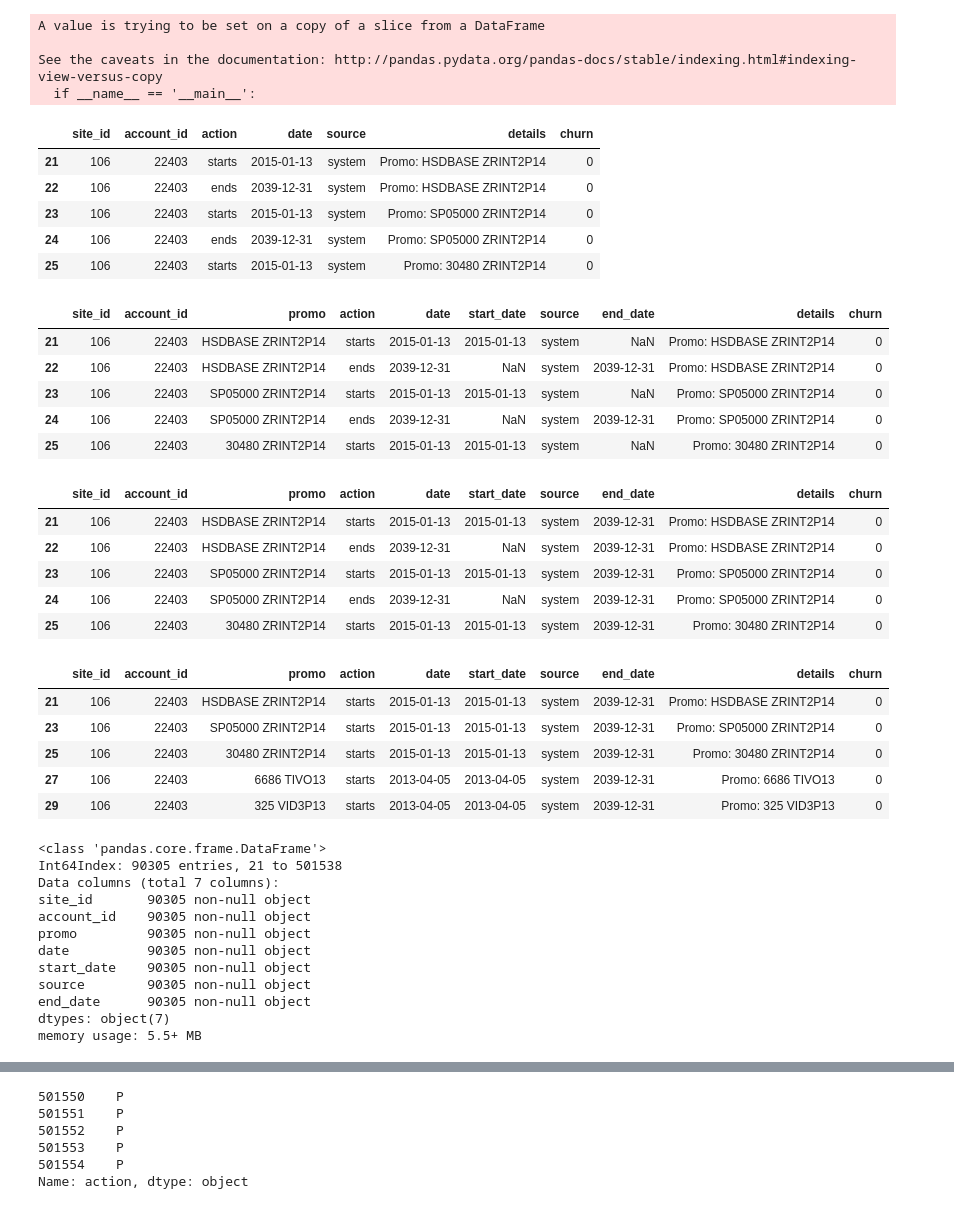
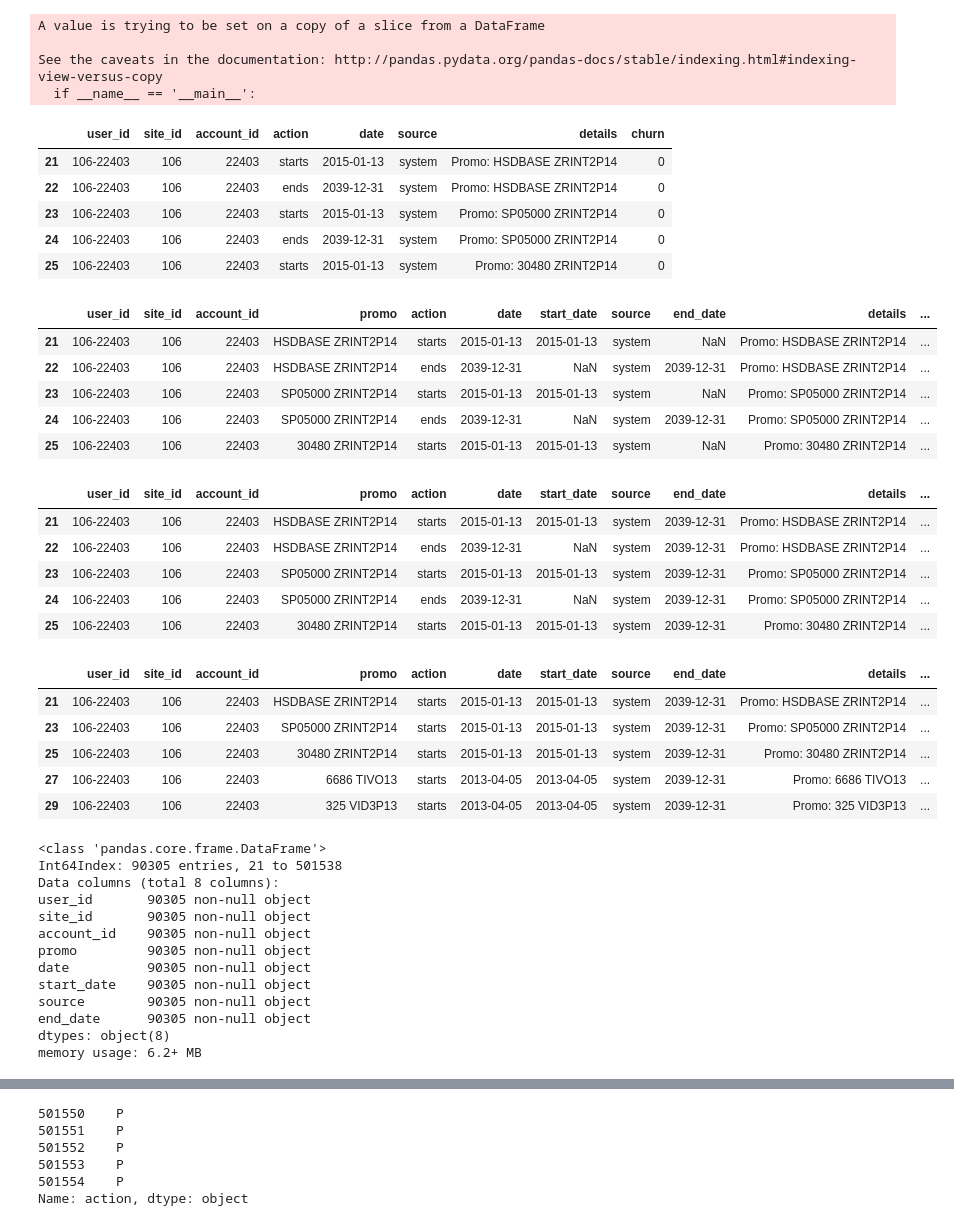
Before and after one commit to yuranich/diplom_data_analysis, a Jupyter notebook: working_with_events.ipynb, the cells around one changed output, grey strips where cells are left out. Cells and saved outputs as stored; diff of their text form; code cells hidden in the pictures.

```diff
--- a/working_with_events.ipynb
+++ b/working_with_events.ipynb
@@ -41,3 +30,5 @@ binary.head()
+# %%
+events.insert(0, 'user_id', events.account_id)
 # %%
 one_acc = events[events.account_id == '400-30269601']
 one_acc.head()
@@ -63,6 +54,6 @@ Call:Make Payment       1
 Name: action, dtype: int64
 # %%
 site_id = events.account_id.apply(lambda x : str(x).split('-')[0])
-events.insert(0, 'site_id', site_id)
+events.insert(1, 'site_id', site_id)
 events.head()
 # %% [output]
@@ -155,54 +147,55 @@ promos = promos.drop('event', axis=1)
 promos.action = promos.action.apply(lambda x : str(x).split('_')[1])
 promos.head()
 # %% [output]
-|  | site_id | account_id | action | date | source | details | churn |
-| 21 | 106 | 22403 | starts | 2015-01-13 | system | Promo: HSDBASE ZRINT2P14 | 0 |
-| 22 | 106 | 22403 | ends | 2039-12-31 | system | Promo: HSDBASE ZRINT2P14 | 0 |
-| 23 | 106 | 22403 | starts | 2015-01-13 | system | Promo: SP05000 ZRINT2P14 | 0 |
-| 24 | 106 | 22403 | ends | 2039-12-31 | system | Promo: SP05000 ZRINT2P14 | 0 |
-| 25 | 106 | 22403 | starts | 2015-01-13 | system | Promo: 30480 ZRINT2P14 | 0 |
+|  | user_id | site_id | account_id | action | date | source | details | churn |
+| 21 | 106-22403 | 106 | 22403 | starts | 2015-01-13 | system | Promo: HSDBASE ZRINT2P14 | 0 |
+| 22 | 106-22403 | 106 | 22403 | ends | 2039-12-31 | system | Promo: HSDBASE ZRINT2P14 | 0 |
+| 23 | 106-22403 | 106 | 22403 | starts | 2015-01-13 | system | Promo: SP05000 ZRINT2P14 | 0 |
+| 24 | 106-22403 | 106 | 22403 | ends | 2039-12-31 | system | Promo: SP05000 ZRINT2P14 | 0 |
+| 25 | 106-22403 | 106 | 22403 | starts | 2015-01-13 | system | Promo: 30480 ZRINT2P14 | 0 |
 # %%
 start_date = promos[promos.action == 'starts'].date
 end_date = promos[promos.action == 'ends'].date
 promo = promos.details.apply(lambda x : str(x).split(':')[1].strip())
-promos.insert(2, 'promo', promo)
-promos.insert(5, 'start_date', start_date)
-promos.insert(7, 'end_date', end_date)
+promos.insert(3, 'promo', promo)
+promos.insert(6, 'start_date', start_date)
+promos.insert(8, 'end_date', end_date)
 promos.head()
 # %% [output]
-|  | site_id | account_id | promo | action | date | start_date | source | end_date | details | churn |
-| 21 | 106 | 22403 | HSDBASE ZRINT2P14 | starts | 2015-01-13 | 2015-01-13 | system | NaN | Promo: HSDBASE ZRINT2P14 | 0 |
-| 22 | 106 | 22403 | HSDBASE ZRINT2P14 | ends | 2039-12-31 | NaN | system | 2039-12-31 | Promo: HSDBASE ZRINT2P14 | 0 |
-| 23 | 106 | 22403 | SP05000 ZRINT2P14 | starts | 2015-01-13 | 2015-01-13 | system | NaN | Promo: SP05000 ZRINT2P14 | 0 |
-| 24 | 106 | 22403 | SP05000 ZRINT2P14 | ends | 2039-12-31 | NaN | system | 2039-12-31 | Promo: SP05000 ZRINT2P14 | 0 |
-| 25 | 106 | 22403 | 30480 ZRINT2P14 | starts | 2015-01-13 | 2015-01-13 | system | NaN | Promo: 30480 ZRINT2P14 | 0 |
+|  | user_id | site_id | account_id | promo | action | date | start_date | source | end_date | details | ... |
+| 21 | 106-22403 | 106 | 22403 | HSDBASE ZRINT2P14 | starts | 2015-01-13 | 2015-01-13 | system | NaN | Promo: HSDBASE ZRINT2P14 | ... |
+| 22 | 106-22403 | 106 | 22403 | HSDBASE ZRINT2P14 | ends | 2039-12-31 | NaN | system | 2039-12-31 | Promo: HSDBASE ZRINT2P14 | ... |
+| 23 | 106-22403 | 106 | 22403 | SP05000 ZRINT2P14 | starts | 2015-01-13 | 2015-01-13 | system | NaN | Promo: SP05000 ZRINT2P14 | ... |
+| 24 | 106-22403 | 106 | 22403 | SP05000 ZRINT2P14 | ends | 2039-12-31 | NaN | system | 2039-12-31 | Promo: SP05000 ZRINT2P14 | ... |
+| 25 | 106-22403 | 106 | 22403 | 30480 ZRINT2P14 | starts | 2015-01-13 | 2015-01-13 | system | NaN | Promo: 30480 ZRINT2P14 | ... |
 # %%
 promos.end_date.fillna(method='backfill', inplace=True)
 promos.head()
 # %% [output]
-|  | site_id | account_id | promo | action | date | start_date | source | end_date | details | churn |
-| 21 | 106 | 22403 | HSDBASE ZRINT2P14 | starts | 2015-01-13 | 2015-01-13 | system | 2039-12-31 | Promo: HSDBASE ZRINT2P14 | 0 |
-| 22 | 106 | 22403 | HSDBASE ZRINT2P14 | ends | 2039-12-31 | NaN | system | 2039-12-31 | Promo: HSDBASE ZRINT2P14 | 0 |
-| 23 | 106 | 22403 | SP05000 ZRINT2P14 | starts | 2015-01-13 | 2015-01-13 | system | 2039-12-31 | Promo: SP05000 ZRINT2P14 | 0 |
-| 24 | 106 | 22403 | SP05000 ZRINT2P14 | ends | 2039-12-31 | NaN | system | 2039-12-31 | Promo: SP05000 ZRINT2P14 | 0 |
-| 25 | 106 | 22403 | 30480 ZRINT2P14 | starts | 2015-01-13 | 2015-01-13 | system | 2039-12-31 | Promo: 30480 ZRINT2P14 | 0 |
+|  | user_id | site_id | account_id | promo | action | date | start_date | source | end_date | details | ... |
+| 21 | 106-22403 | 106 | 22403 | HSDBASE ZRINT2P14 | starts | 2015-01-13 | 2015-01-13 | system | 2039-12-31 | Promo: HSDBASE ZRINT2P14 | ... |
+| 22 | 106-22403 | 106 | 22403 | HSDBASE ZRINT2P14 | ends | 2039-12-31 | NaN | system | 2039-12-31 | Promo: HSDBASE ZRINT2P14 | ... |
+| 23 | 106-22403 | 106 | 22403 | SP05000 ZRINT2P14 | starts | 2015-01-13 | 2015-01-13 | system | 2039-12-31 | Promo: SP05000 ZRINT2P14 | ... |
+| 24 | 106-22403 | 106 | 22403 | SP05000 ZRINT2P14 | ends | 2039-12-31 | NaN | system | 2039-12-31 | Promo: SP05000 ZRINT2P14 | ... |
+| 25 | 106-22403 | 106 | 22403 | 30480 ZRINT2P14 | starts | 2015-01-13 | 2015-01-13 | system | 2039-12-31 | Promo: 30480 ZRINT2P14 | ... |
 # %%
 promos.dropna(inplace=True)
 promos.head()
 # %% [output]
-|  | site_id | account_id | promo | action | date | start_date | source | end_date | details | churn |
-| 21 | 106 | 22403 | HSDBASE ZRINT2P14 | starts | 2015-01-13 | 2015-01-13 | system | 2039-12-31 | Promo: HSDBASE ZRINT2P14 | 0 |
-| 23 | 106 | 22403 | SP05000 ZRINT2P14 | starts | 2015-01-13 | 2015-01-13 | system | 2039-12-31 | Promo: SP05000 ZRINT2P14 | 0 |
-| 25 | 106 | 22403 | 30480 ZRINT2P14 | starts | 2015-01-13 | 2015-01-13 | system | 2039-12-31 | Promo: 30480 ZRINT2P14 | 0 |
-| 27 | 106 | 22403 | 6686 TIVO13 | starts | 2013-04-05 | 2013-04-05 | system | 2039-12-31 | Promo: 6686 TIVO13 | 0 |
-| 29 | 106 | 22403 | 325 VID3P13 | starts | 2013-04-05 | 2013-04-05 | system | 2039-12-31 | Promo: 325 VID3P13 | 0 |
+|  | user_id | site_id | account_id | promo | action | date | start_date | source | end_date | details | ... |
+| 21 | 106-22403 | 106 | 22403 | HSDBASE ZRINT2P14 | starts | 2015-01-13 | 2015-01-13 | system | 2039-12-31 | Promo: HSDBASE ZRINT2P14 | ... |
+| 23 | 106-22403 | 106 | 22403 | SP05000 ZRINT2P14 | starts | 2015-01-13 | 2015-01-13 | system | 2039-12-31 | Promo: SP05000 ZRINT2P14 | ... |
+| 25 | 106-22403 | 106 | 22403 | 30480 ZRINT2P14 | starts | 2015-01-13 | 2015-01-13 | system | 2039-12-31 | Promo: 30480 ZRINT2P14 | ... |
+| 27 | 106-22403 | 106 | 22403 | 6686 TIVO13 | starts | 2013-04-05 | 2013-04-05 | system | 2039-12-31 | Promo: 6686 TIVO13 | ... |
+| 29 | 106-22403 | 106 | 22403 | 325 VID3P13 | starts | 2013-04-05 | 2013-04-05 | system | 2039-12-31 | Promo: 325 VID3P13 | ... |
 # %%
 promos.drop(['action', 'details', 'churn'], axis=1, inplace=True)
 promos.info()
 # %% [output]
 <class 'pandas.core.frame.DataFrame'>
 Int64Index: 90305 entries, 21 to 501538
-Data columns (total 7 columns):
+Data columns (total 8 columns):
+user_id       90305 non-null object
 site_id       90305 non-null object
 account_id    90305 non-null object
 promo         90305 non-null object
@@ -210,8 +203,8 @@ date          90305 non-null object
 start_date    90305 non-null object
 source        90305 non-null object
 end_date      90305 non-null object
-dtypes: object(7)
-memory usage: 5.5+ MB
+dtypes: object(8)
+memory usage: 6.2+ MB
 # %%
 promos.drop('date', axis=1, inplace=True)
 promos.head()
```
Also changed, not shown: parts of 21 cells of this notebook, 1 other file.
